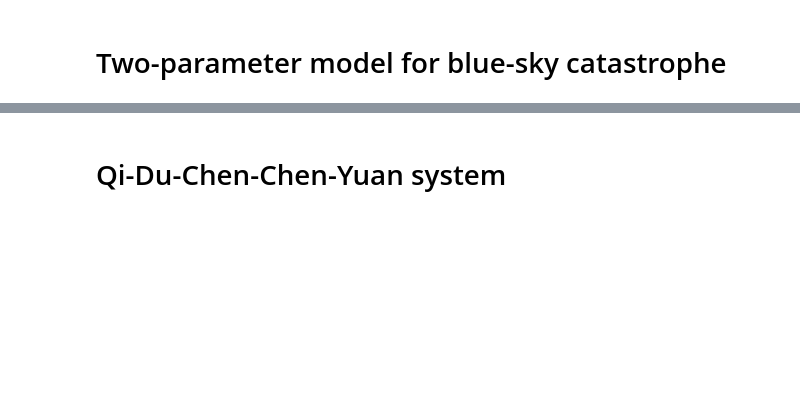
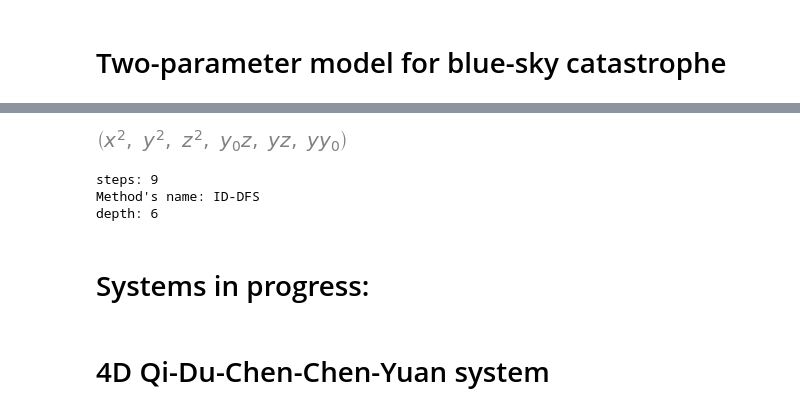
Before and after one commit to AndreyBychkov/QBee, a Jupyter notebook: PythonPackage/examples/nonlinear_examples.ipynb, the cells around one changed output, grey strips where cells are left out. Drawn from its saved outputs; the diff is of its cells as text; code cells hidden in the pictures; blank space fills up the shorter version.

```diff
--- a/PythonPackage/examples/nonlinear_examples.ipynb
+++ b/PythonPackage/examples/nonlinear_examples.ipynb
@@ -126,2 +126,3 @@ system.equations
 # %%
-ql_result = quadratic_linearize(system, initial_max_depth=4, limit_depth=6, debug='info')
+ql_result = quadratic_linearize(system, initial_max_depth=6, limit_depth=6, debug='info')
+ql_result.system
@@ -128,5 +139,17 @@ ql_result = quadratic_linearize(system, initial_max_depth=4, limit_depth=6, debu
+# %%
+ql_result.replacements
+# %% [output]
+[figure, added]
+# %%
+ql_result.statistics
+# %% [output]
+steps: 9
+Method's name: ID-DFS
+depth: 6
+# %% [markdown]
+# Systems in progress:
 # %% [markdown]
-# Qi-Du-Chen-Chen-Yuan system
+# 4D Qi-Du-Chen-Chen-Yuan system
 # %%
 a, b, c, d = sp.symbols('a, b, c, d')
 
```
Also changed, not shown: parts of 3 cells of this notebook.
